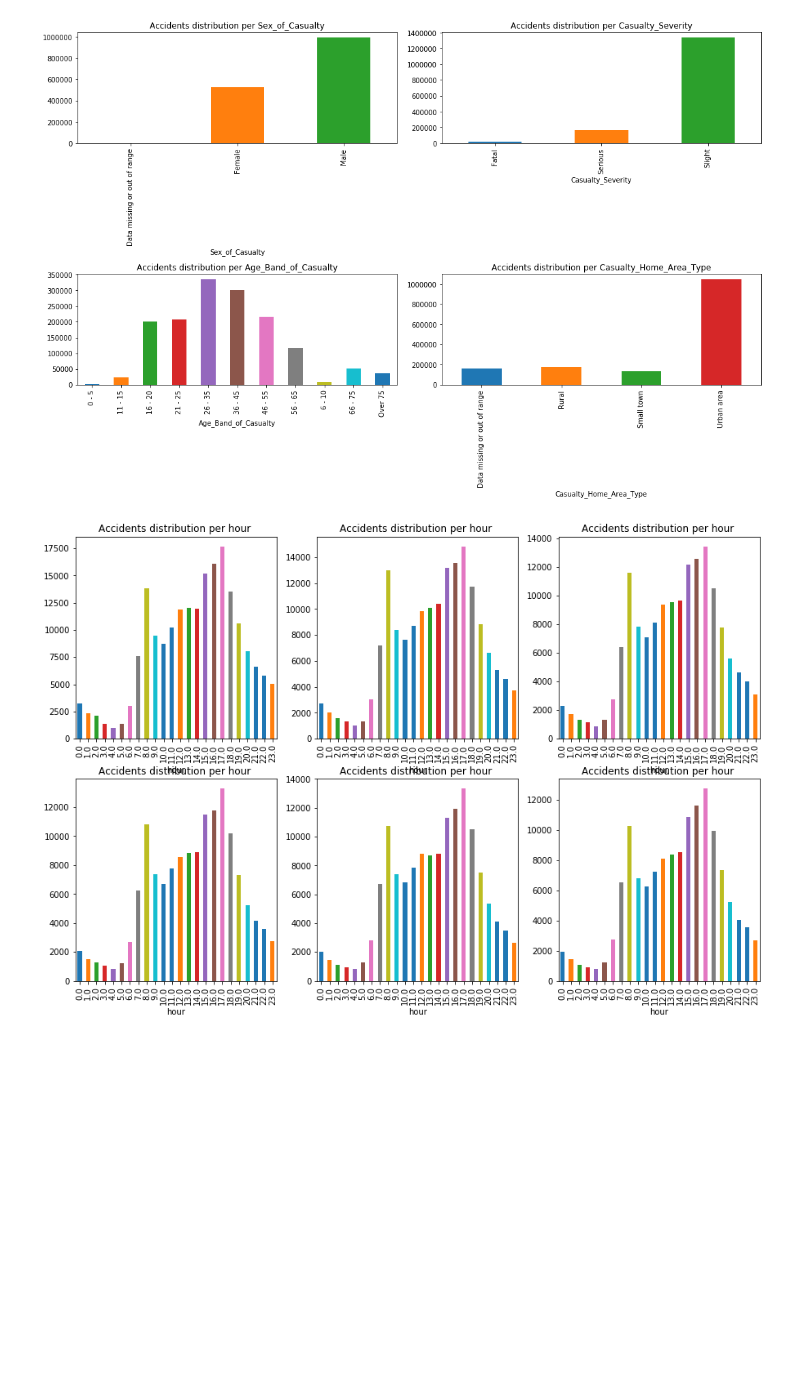
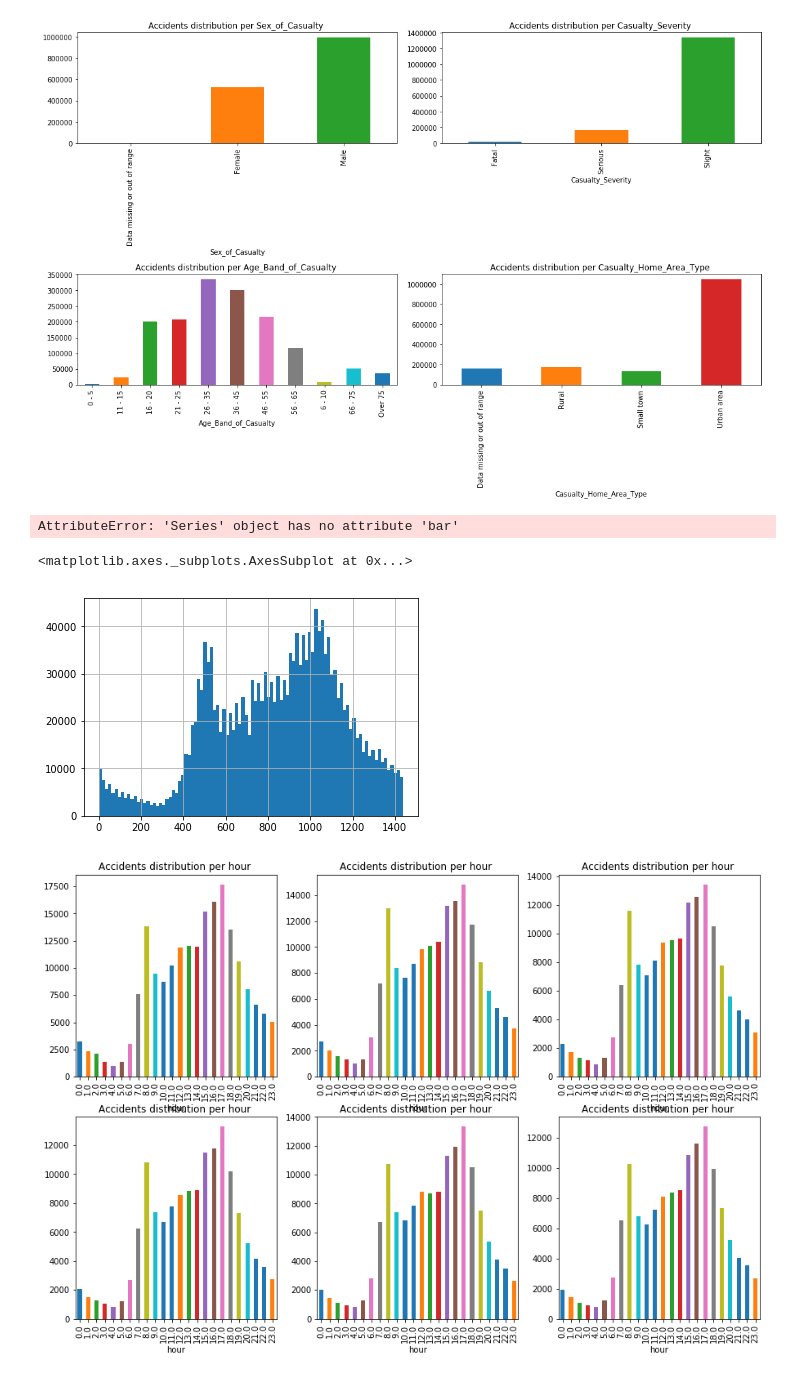
Before and after one commit to Eagleseb/survive-your-commuting, a Jupyter notebook: Milestone2-marion.ipynb, the cells around one changed output. Drawn from its saved outputs; the diff is of its cells as text; code cells hidden in the pictures; blank space fills up the shorter version.

```diff
--- a/Milestone2-marion.ipynb
+++ b/Milestone2-marion.ipynb
@@ -121 +99,10 @@ accidents['hour'] = pd.DatetimeIndex(accidents['Time']).hour
+# %%
+accidents.groupby([accidents.Time.dt.hour.rename('hour'), accidents.Time.dt.minute.rename('minute')//15*15]).size()
+# %% [output]
+AttributeError: 'Series' object has no attribute 'bar'
+# %%
+accidents["time-midnight"].hist(bins = 96)
+# %% [output]
+<matplotlib.axes._subplots.AxesSubplot at 0x...>
+[figure, added]
 # %%
```
Also changed, not shown: parts of 9 cells of this notebook, 4 other files.
